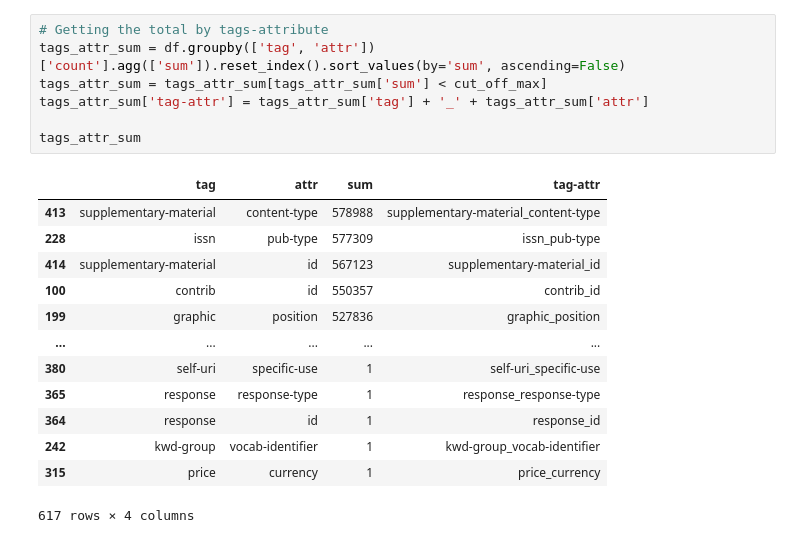
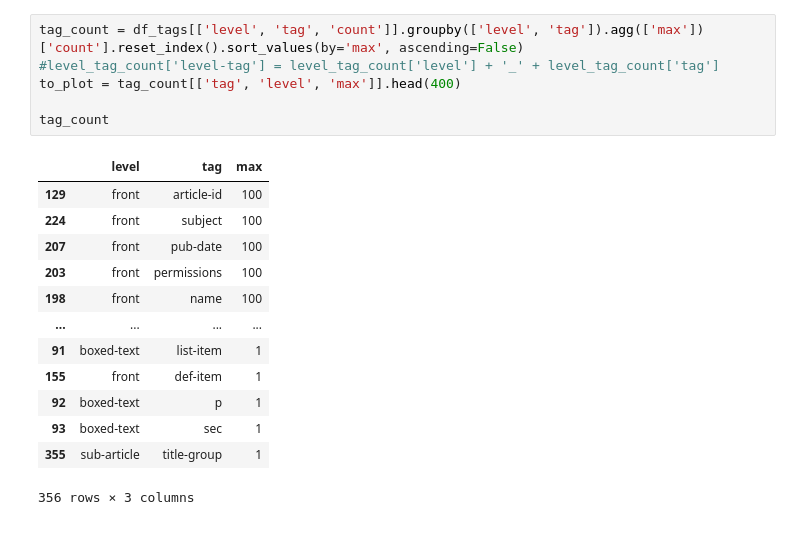
Before and after one commit to social-link-analytics-group-bsc/-biohackathon-2022-project-24, a Jupyter notebook: pipeline/tags_exploration.ipynb, the cells around one changed output. Saved outputs shown, nothing was run; the diff lists cells and outputs as text.

```diff
--- a/pipeline/tags_exploration.ipynb
+++ b/pipeline/tags_exploration.ipynb
@@ -39,21 +23,20 @@ plt.show()
-# %%
-# Getting the total by tags-attribute
-tags_attr_sum = df.groupby(['tag', 'attr'])['count'].agg(['sum']).reset_index().sort_values(by='sum', ascending=False)
-tags_attr_sum = tags_attr_sum[tags_attr_sum['sum'] < cut_off_max]
-tags_attr_sum['tag-attr'] = tags_attr_sum['tag'] + '_' + tags_attr_sum['attr']
-
-tags_attr_sum
-# %% [output]
-|  | tag | attr | sum | tag-attr |
-| 413 | supplementary-material | content-type | 578988 | supplementary-material_content-type |
-| 228 | issn | pub-type | 577309 | issn_pub-type |
-| 414 | supplementary-material | id | 567123 | supplementary-material_id |
-| 100 | contrib | id | 550357 | contrib_id |
-| 199 | graphic | position | 527836 | graphic_position |
-| ... | ... | ... | ... | ... |
-| 380 | self-uri | specific-use | 1 | self-uri_specific-use |
-| 365 | response | response-type | 1 | response_response-type |
-| 364 | response | id | 1 | response_id |
-| 242 | kwd-group | vocab-identifier | 1 | kwd-group_vocab-identifier |
-| 315 | price | currency | 1 | price_currency |
-617 rows × 4 columns
+# %%
+tag_count = df_tags[['level', 'tag', 'count']].groupby(['level', 'tag']).agg(['max'])['count'].reset_index().sort_values(by='max', ascending=False)
+#level_tag_count['level-tag'] = level_tag_count['level'] + '_' + level_tag_count['tag']
+to_plot = tag_count[['tag', 'level', 'max']].head(400)
+
+tag_count
+# %% [output]
+|  | level | tag | max |
+| 129 | front | article-id | 100 |
+| 224 | front | subject | 100 |
+| 207 | front | pub-date | 100 |
+| 203 | front | permissions | 100 |
+| 198 | front | name | 100 |
+| ... | ... | ... | ... |
+| 91 | boxed-text | list-item | 1 |
+| 155 | front | def-item | 1 |
+| 92 | boxed-text | p | 1 |
+| 93 | boxed-text | sec | 1 |
+| 355 | sub-article | title-group | 1 |
+356 rows × 3 columns
```
Also changed, not shown: parts of 23 cells of this notebook, 4 other files.
